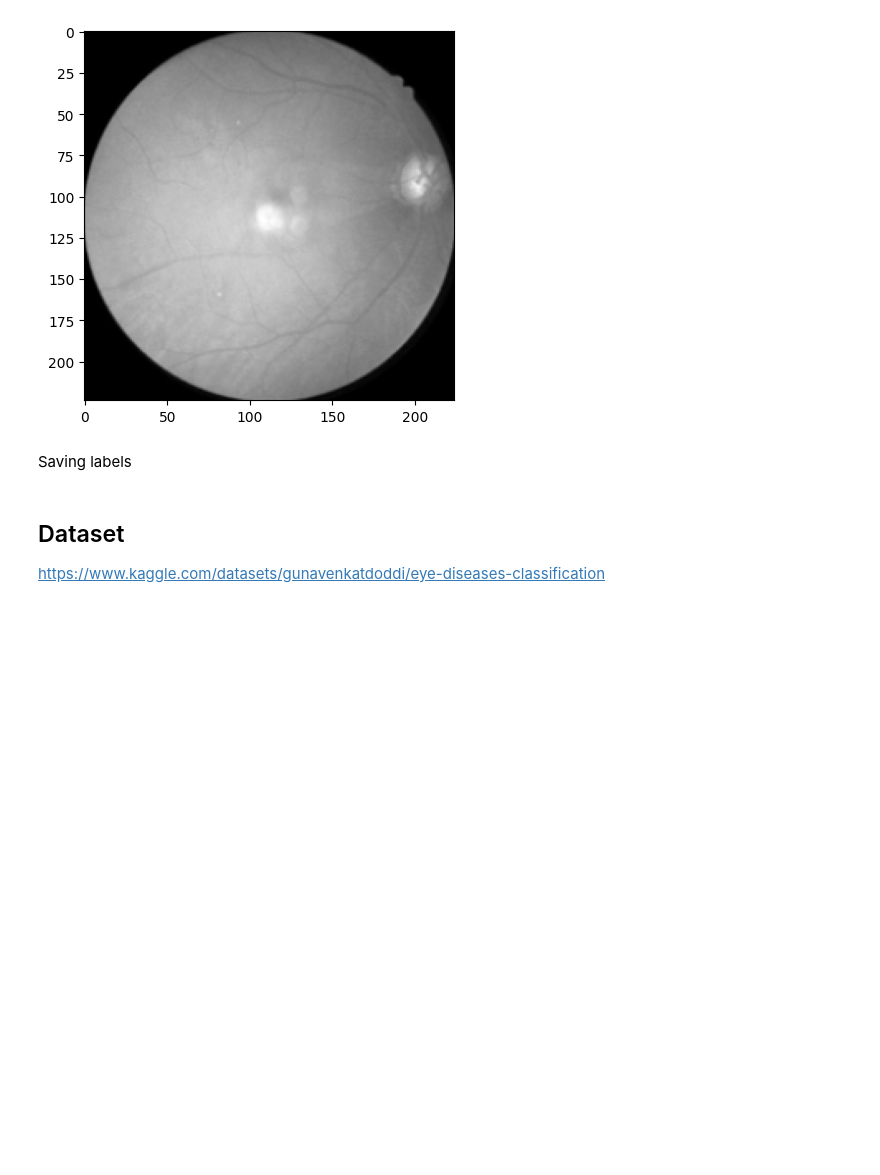
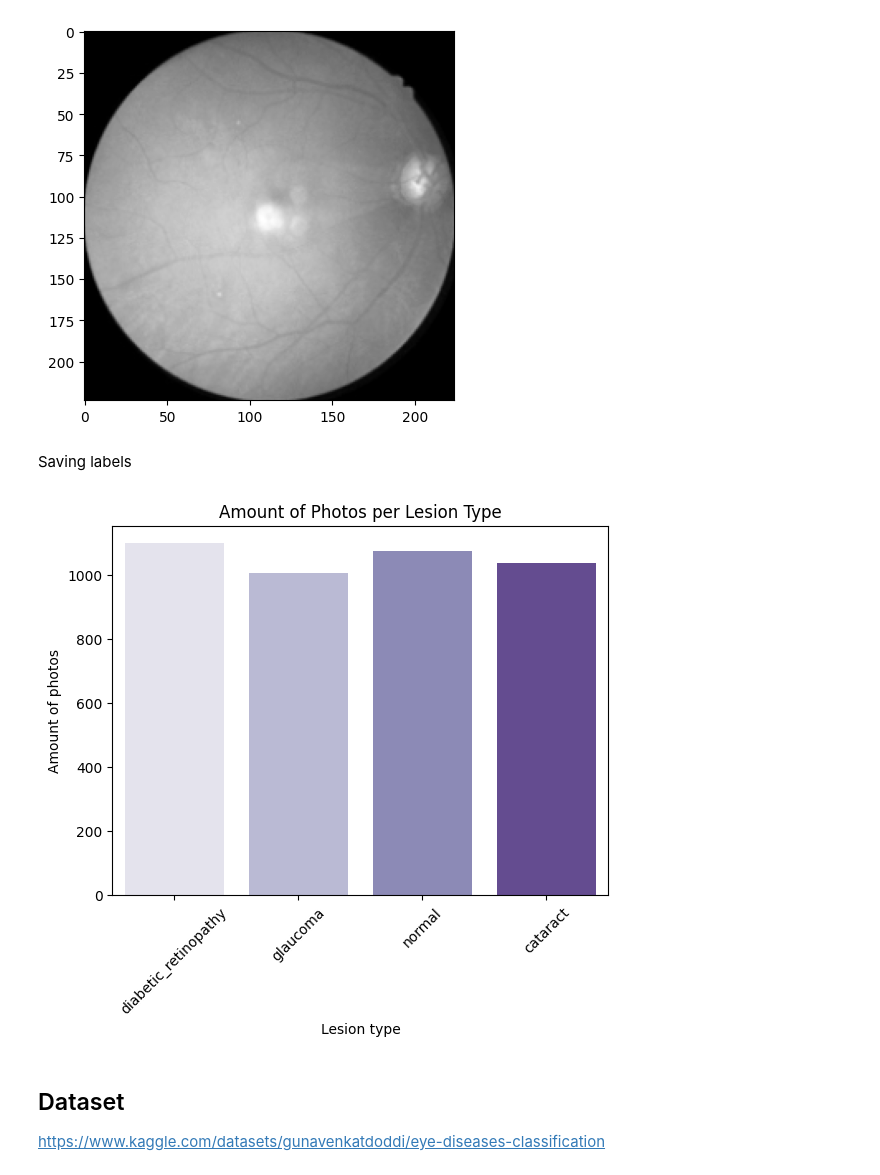
Before and after one commit to michni00/Image-Classification, a Jupyter notebook: Image_Converter.ipynb, the cells around one changed output. Cells and saved outputs as stored; diff of their text form; code cells hidden in the pictures; blank space fills up the shorter version.

```diff
--- a/Image_Converter.ipynb
+++ b/Image_Converter.ipynb
@@ -210,6 +212,28 @@ with open(f'{home}/test.txt', 'w') as f:
 with open(f'{home}/val.txt', 'w') as f:
     for line in y_val:
         f.write(str(line) + '\n')
+# %%
+data_folder = "dataset"
+class_names = os.listdir(data_folder)
+lengths = []
+for class_name in class_names:
+    class_folder = os.path.join(data_folder, class_name)
+    _, _, files = next(os.walk(class_folder))
+    lengths.append(len(files))
+# %%
+data = pd.DataFrame({
+    'class_names': class_names,
+    'lengths': lengths
+})
+
+sns.barplot(x='class_names', y='lengths', hue='class_names', data=data, palette='Purples')
+plt.xlabel('Lesion type')
+plt.ylabel('Amount of photos')
+plt.title('Amount of Photos per Lesion Type')
+plt.xticks(rotation=45)
+plt.show()
+# %% [output]
+[figure, added]
 # %% [markdown]
 ## Dataset
 https://www.kaggle.com/datasets/gunavenkatdoddi/eye-diseases-classification
```
Also changed, not shown: parts of 1 cell of this notebook, 2 other files.
